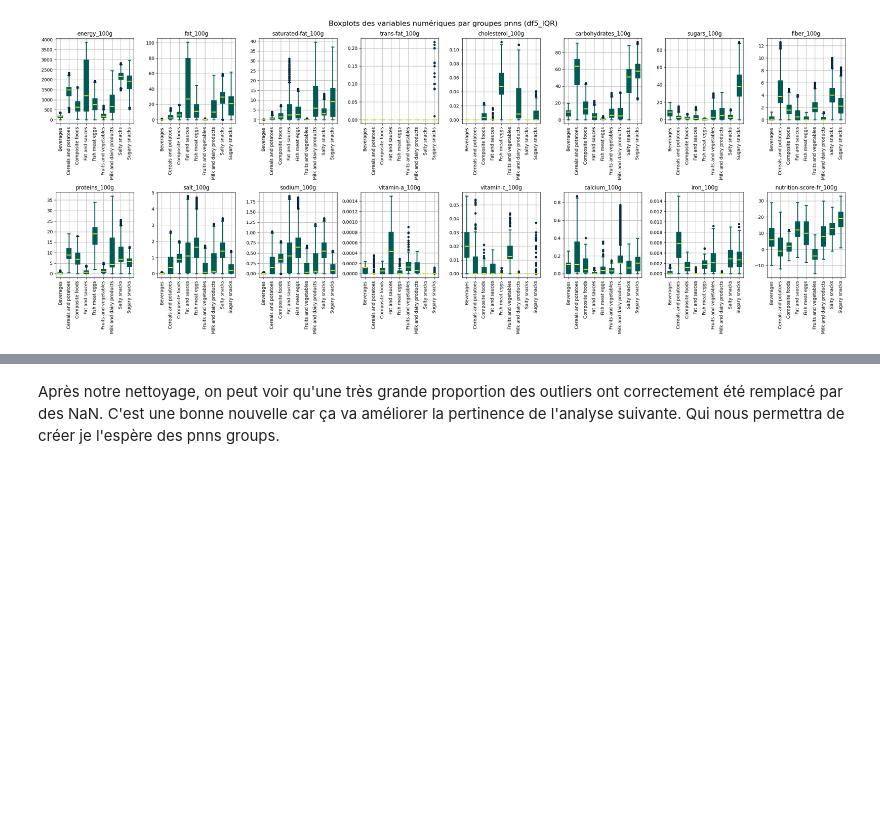
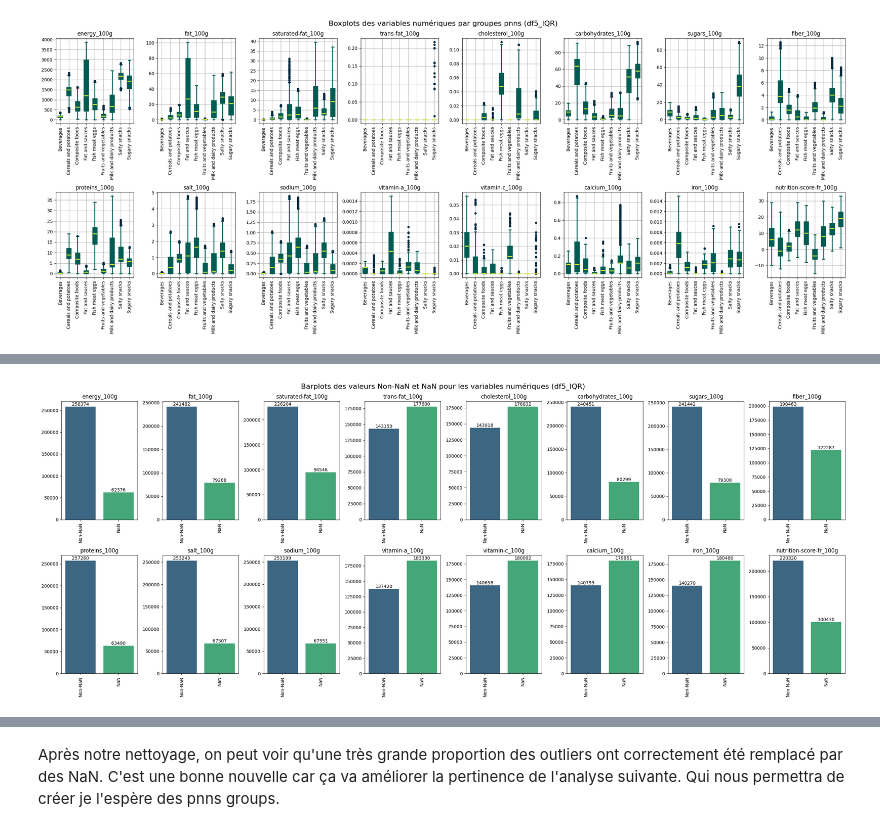
Before and after one commit to richardhugou/ocraip3, a Jupyter notebook: Rendu/1 ACP IQR_PNNS.ipynb, the cells around one changed output, grey strips where cells are left out. Cells and saved outputs as stored; diff of their text form; code cells hidden in the pictures; blank space fills up the shorter version.

```diff
--- a/Rendu/1 ACP IQR_PNNS.ipynb
+++ b/Rendu/1 ACP IQR_PNNS.ipynb
@@ -231,0 +286,39 @@ create_boxplots(df5_IQR, "df5_IQR")
+# %%
+# Barplot pour chaque variable *_100g en quantité d'individus non nan vs nan
+
+def create_barplots_nan(df, df_name="DataFrame"):
+    # Sélectionner les colonnes numériques
+    num_cols = 8
+    num_rows = int(np.ceil(len(df.select_dtypes(include=['float64']).columns) / num_cols))
+
+    fig, axes = plt.subplots(num_rows, num_cols, figsize=(25, 5 * num_rows))
+    axes = axes.flatten()
+
+    # Créer les barplots
+    for i, col in enumerate(df.select_dtypes(include=['float64']).columns):
+        # Calculer les valeurs non NaN et NaN
+        non_nan_values = df[col].notna().sum()
+        nan_values = df[col].isna().sum()
+
+        # Créer le barplot
+        sns.barplot(x=['Non-NaN', 'NaN'], y=[non_nan_values, nan_values], ax=axes[i], hue=['Non-NaN', 'NaN'], palette='viridis')
+
+        # Ajouter les étiquettes de données
+        for j, v in enumerate([non_nan_values, nan_values]):
+            axes[i].text(j, v, v, ha='center', va='bottom')
+
+        axes[i].set_title(col)
+        axes[i].set_xlabel('')
+        axes[i].tick_params(axis='x', labelrotation=90)
+
+    # Supprimer les subplots vides
+    for j in range(i + 1, num_cols * num_rows):
+        fig.delaxes(axes[j])
+
+    plt.suptitle(f'Barplots des valeurs Non-NaN et NaN pour les variables numériques ({df_name})', fontsize=16)
+    plt.tight_layout()
+    plt.show()
+
+create_barplots_nan(df5_IQR, "df5_IQR")
+# %% [output]
+[figure, added]
```
Also changed, not shown: parts of 15 cells of this notebook, 4 other files.
